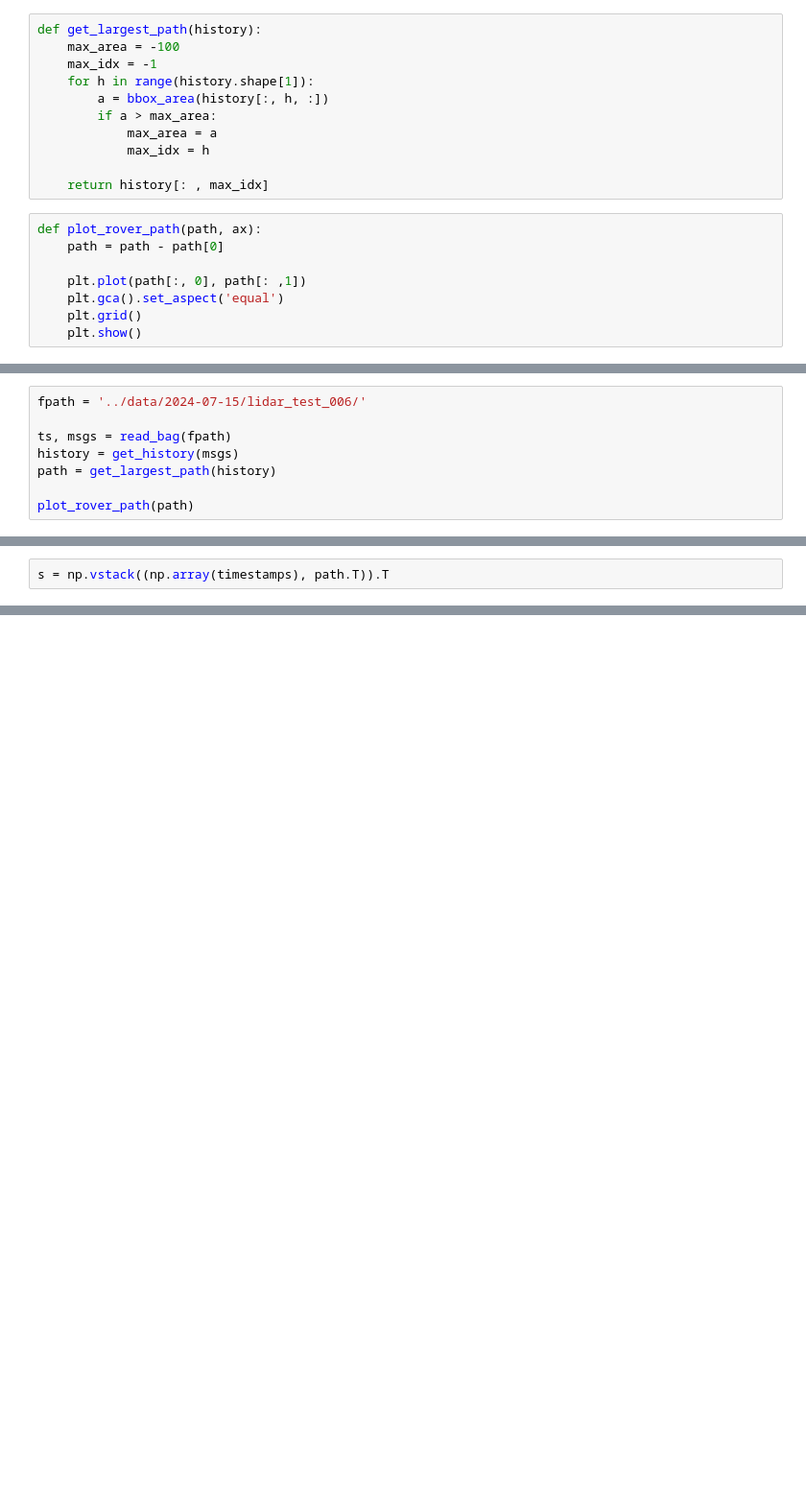
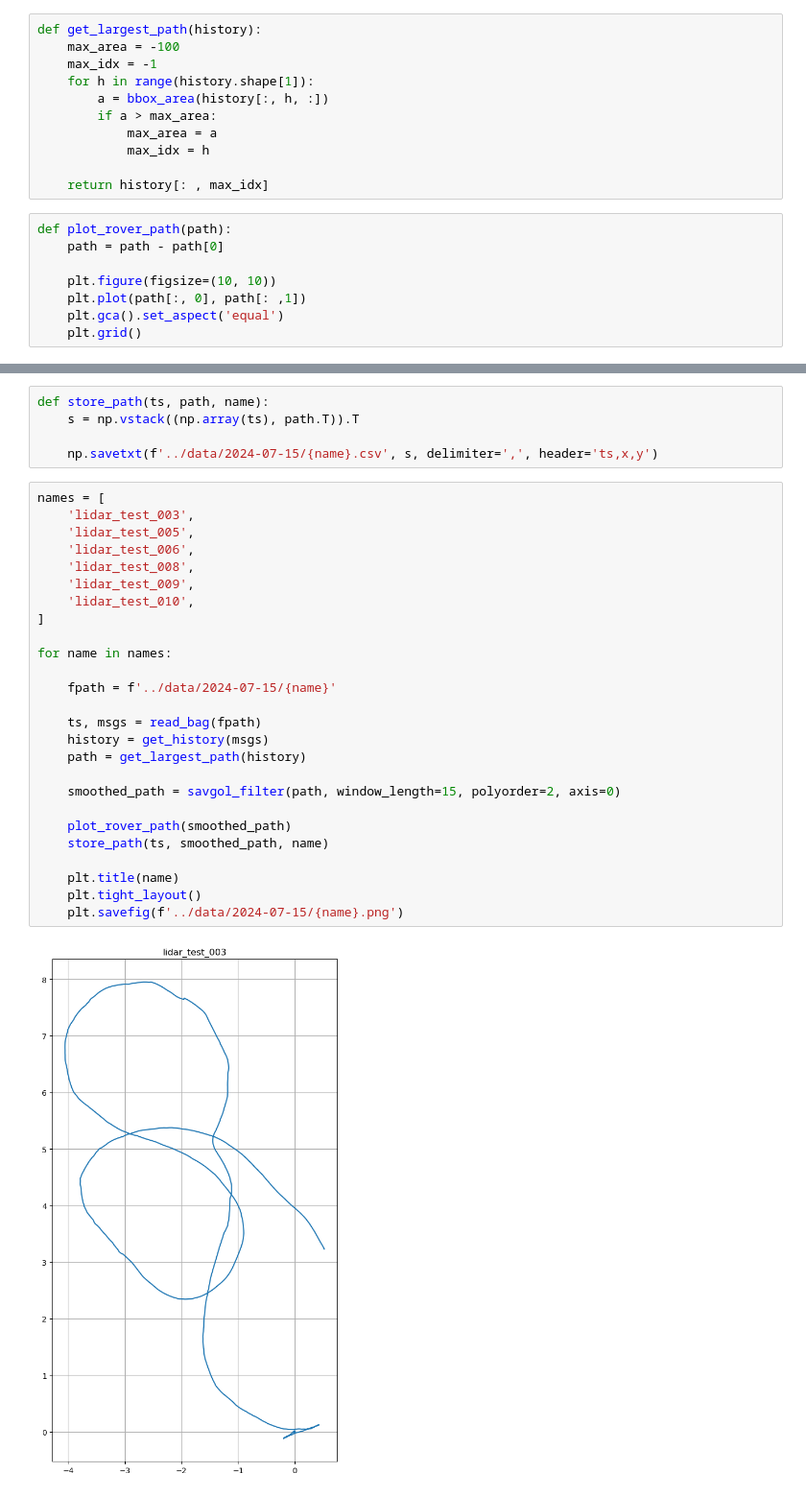
Before and after one commit to sacovo/ros-fhnw-localization, a Jupyter notebook: notebooks/lidar_pos_estimate.ipynb, the cells around one changed output, grey strips where cells are left out. Shown at 96% size. Saved outputs shown, nothing was run; the diff lists cells and outputs as text; blank space fills up the shorter version.

```diff
--- a/notebooks/lidar_pos_estimate.ipynb
+++ b/notebooks/lidar_pos_estimate.ipynb
@@ -119,10 +119,10 @@ def get_largest_path(history):
 
     return history[: , max_idx]
 # %%
-def plot_rover_path(path, ax):
+def plot_rover_path(path):
     path = path - path[0]
 
+    plt.figure(figsize=(10, 10))
     plt.plot(path[:, 0], path[: ,1])
     plt.gca().set_aspect('equal')
     plt.grid()
-    plt.show()
@@ -131,8 +128,0 @@ def store_path(ts, path, name):
-# %%
-fpath = '../data/2024-07-15/lidar_test_006/'
-
-ts, msgs = read_bag(fpath)
-history = get_history(msgs)
-path = get_largest_path(history)
-
-plot_rover_path(path)
@@ -155,2 +128,0 @@ path.shape
-# %%
-s = np.vstack((np.array(timestamps), path.T)).T
@@ -164,0 +129,33 @@ array([[ 1.72104508e+18,  1.72104508e+18,  1.72104508e+18, ...,
+# %%
+def store_path(ts, path, name):
+    s = np.vstack((np.array(ts), path.T)).T
+
+    np.savetxt(f'../data/2024-07-15/{name}.csv', s, delimiter=',', header='ts,x,y')
+# %%
+names = [
+    'lidar_test_003',
+    'lidar_test_005',
+    'lidar_test_006',
+    'lidar_test_008',
+    'lidar_test_009',
+    'lidar_test_010',
+]
+
+for name in names:
+
+    fpath = f'../data/2024-07-15/{name}'
+
+    ts, msgs = read_bag(fpath)
+    history = get_history(msgs)
+    path = get_largest_path(history)
+
+    smoothed_path = savgol_filter(path, window_length=15, polyorder=2, axis=0)
+
+    plot_rover_path(smoothed_path)
+    store_path(ts, smoothed_path, name)
+
+    plt.title(name)
+    plt.tight_layout()
+    plt.savefig(f'../data/2024-07-15/{name}.png')
+# %% [output]
+[figure, added]
```
Also changed, not shown: parts of 7 cells of this notebook, 20 other files.
